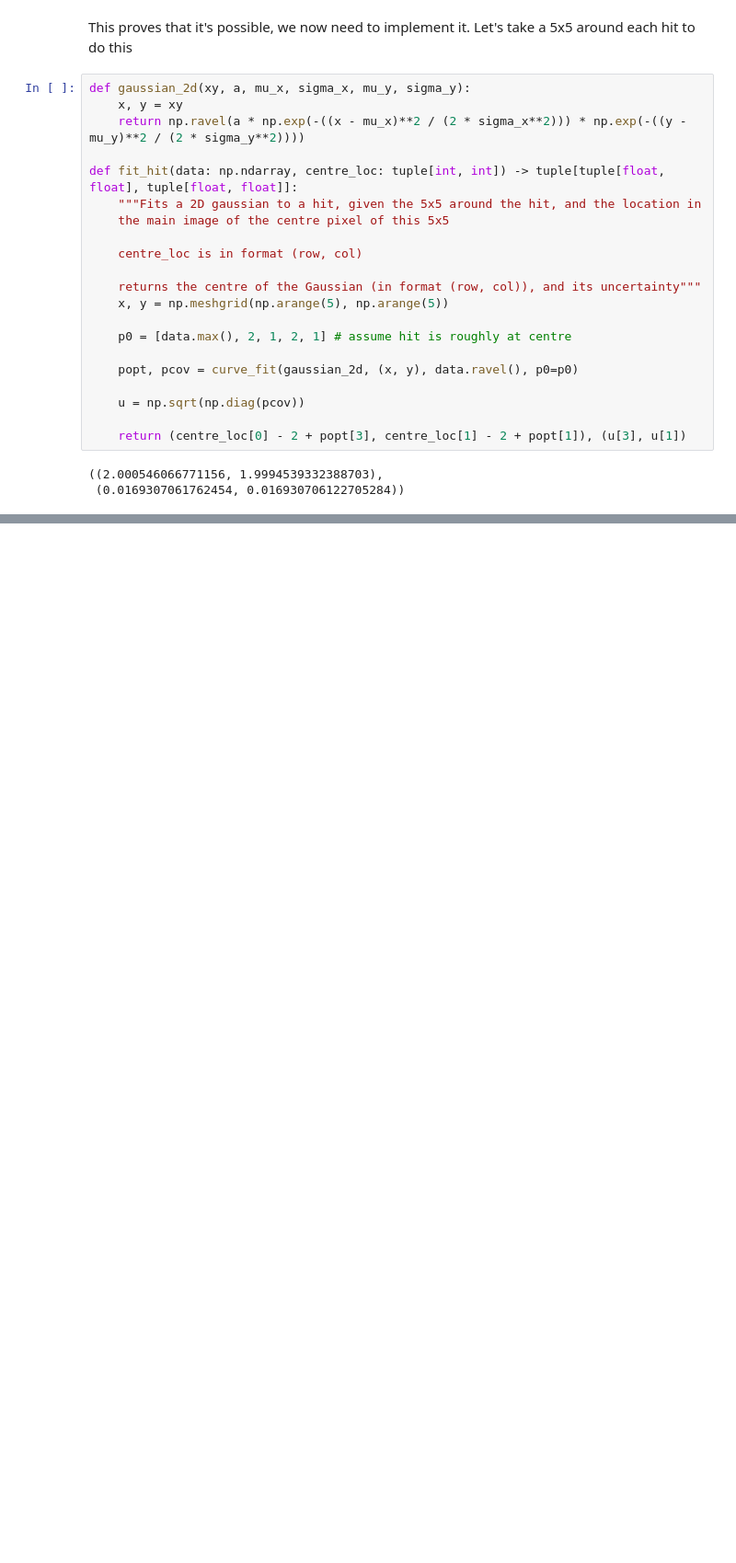
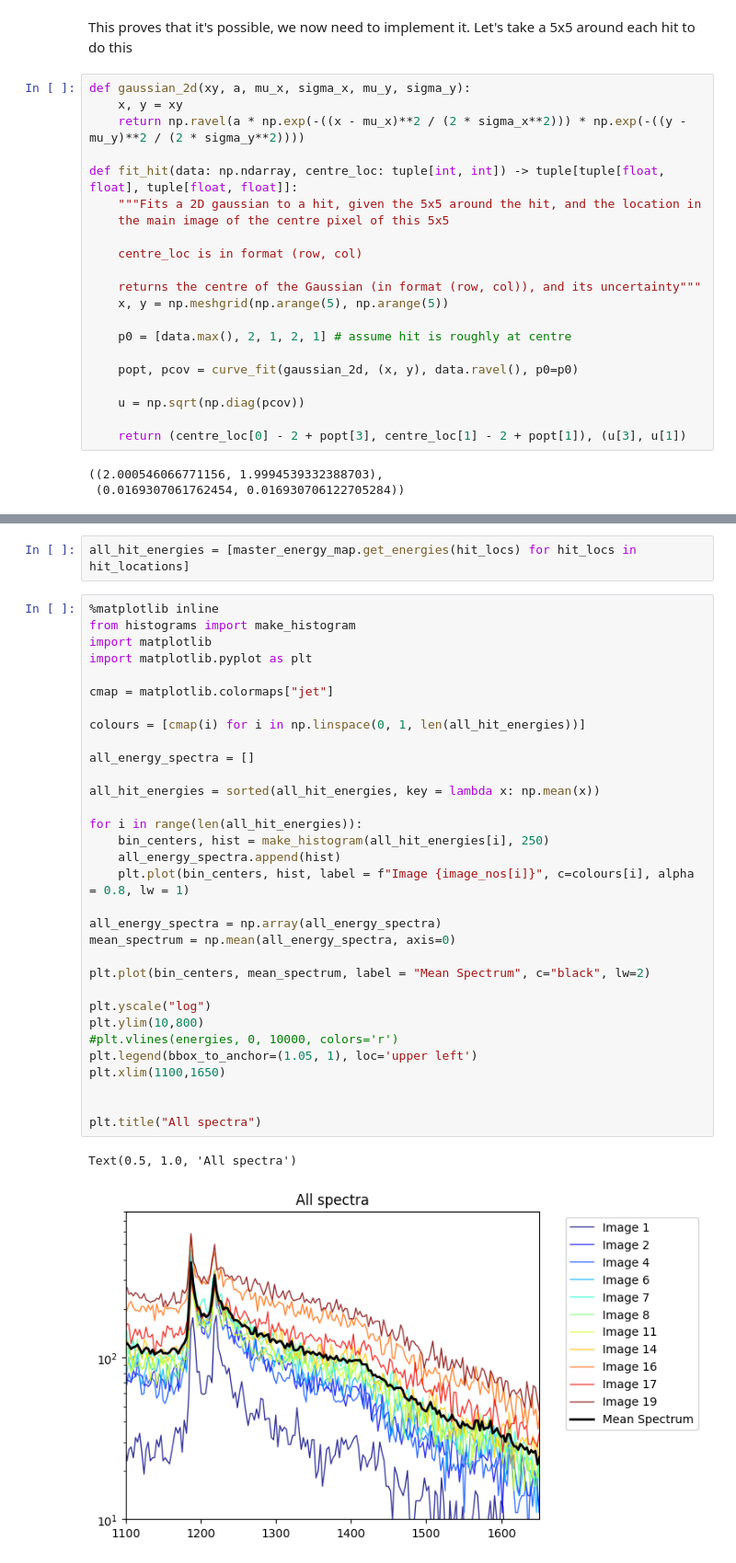
Before and after one commit to JackBarker7/XSPEDS, a Jupyter notebook: Week 7 Progress.ipynb, the cells around one changed output, grey strips where cells are left out. Shown at 92% size. Saved outputs shown, nothing was run; the diff lists cells and outputs as text; blank space fills up the shorter version.

```diff
--- a/Week 7 Progress.ipynb
+++ b/Week 7 Progress.ipynb
@@ -1437,0 +1573,37 @@ np.meshgrid(np.arange(5), np.arange(5))
+# %%
+all_hit_energies = [master_energy_map.get_energies(hit_locs) for hit_locs in hit_locations]
+# %%
+%matplotlib inline
+from histograms import make_histogram
+import matplotlib
+import matplotlib.pyplot as plt
+
+cmap = matplotlib.colormaps["jet"]
+
+colours = [cmap(i) for i in np.linspace(0, 1, len(all_hit_energies))]
+
+all_energy_spectra = []
+
+all_hit_energies = sorted(all_hit_energies, key = lambda x: np.mean(x))
+
+for i in range(len(all_hit_energies)):
+    bin_centers, hist = make_histogram(all_hit_energies[i], 250)
+    all_energy_spectra.append(hist)
+    plt.plot(bin_centers, hist, label = f"Image {image_nos[i]}", c=colours[i], alpha = 0.8, lw = 1)
+
+all_energy_spectra = np.array(all_energy_spectra)
+mean_spectrum = np.mean(all_energy_spectra, axis=0)
+
+plt.plot(bin_centers, mean_spectrum, label = "Mean Spectrum", c="black", lw=2)
+
+plt.yscale("log")
+plt.ylim(10,800)
+#plt.vlines(energies, 0, 10000, colors='r')
+plt.legend(bbox_to_anchor=(1.05, 1), loc='upper left')
+plt.xlim(1100,1650)
+
+
+plt.title("All spectra")
+# %% [output]
+Text(0.5, 1.0, 'All spectra')
+[figure, added]
```
Also changed, not shown: parts of 10 cells of this notebook, 9 other files.
